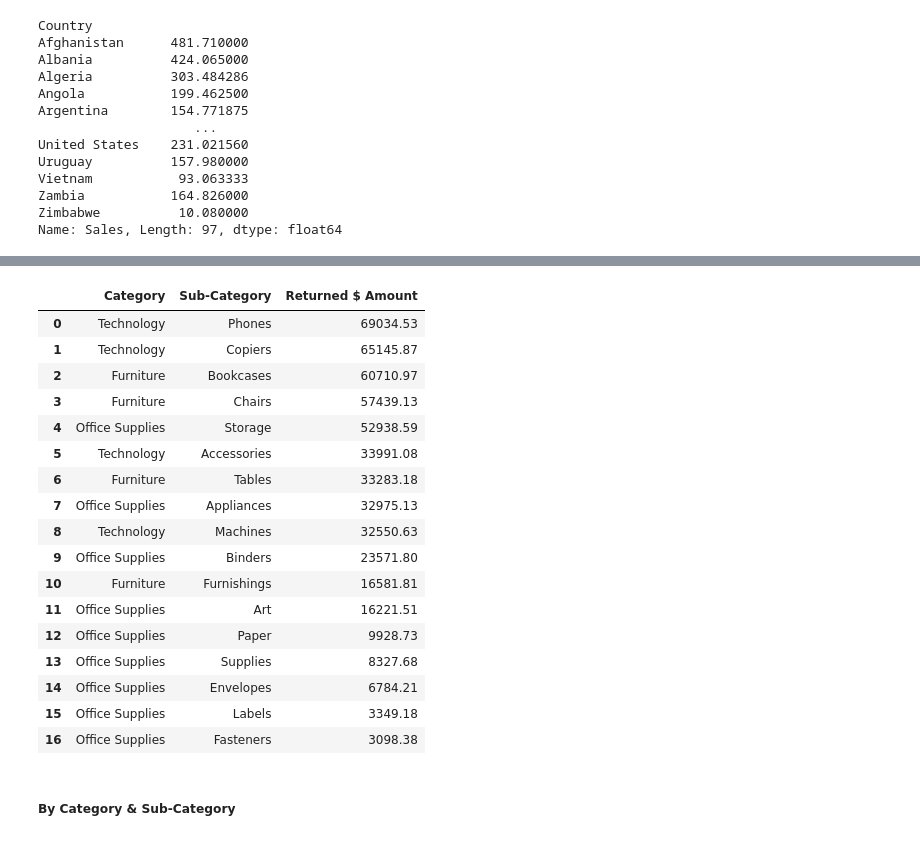
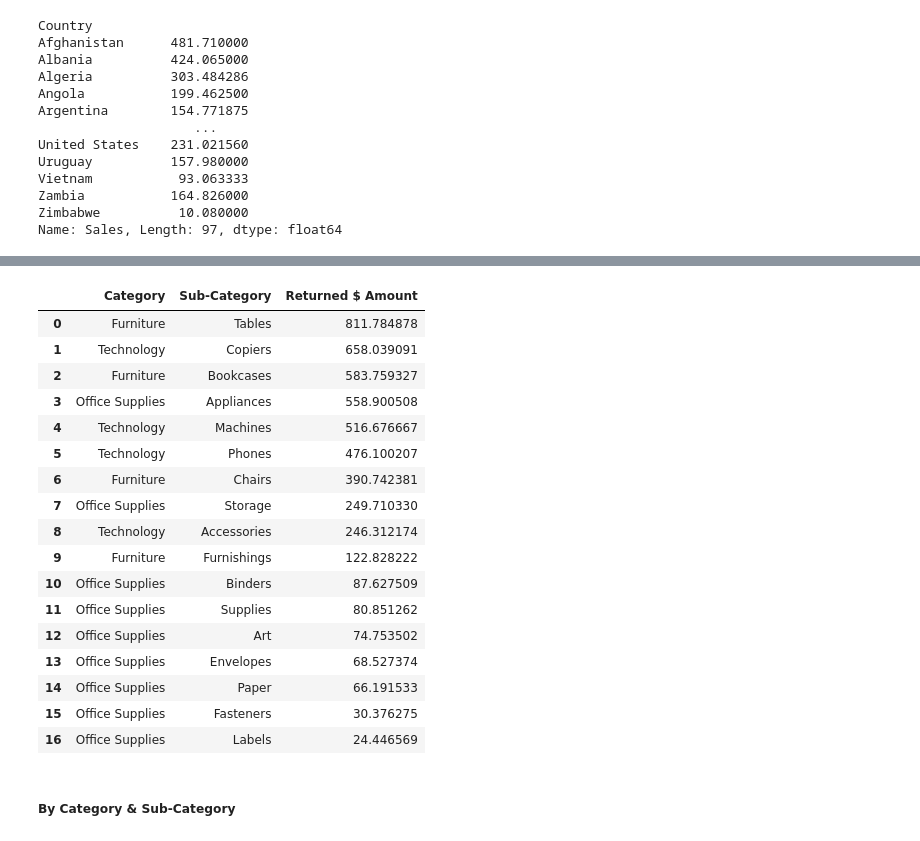
Before and after one commit to rachael-meinders/superstore, a Jupyter notebook: exploration_allorders.ipynb, the cells around one changed output, grey strips where cells are left out. Drawn from its saved outputs; the diff is of its cells as text; code cells hidden in the pictures.

```diff
--- a/exploration_allorders.ipynb
+++ b/exploration_allorders.ipynb
@@ -232,26 +255,26 @@ Technology       Accessories     12.605949
 Name: Profit Margin Percentage, dtype: float64
 # %%
 # Returns total Dollars by Sub/Category
-super_df.loc[super_df.Returned==1].groupby(['Category', 'Sub-Category'])[['Returned $ Amount']].sum().sort_values(by = 'Returned $ Amount', ascending = False ).reset_index()
+super_df.loc[super_df.Returned==1].groupby(['Category', 'Sub-Category'])[['Returned $ Amount']].mean().sort_values(by = 'Returned $ Amount', ascending = False ).reset_index()
 # %% [output]
 |  | Category | Sub-Category | Returned $ Amount |
-| 0 | Technology | Phones | 69034.53 |
-| 1 | Technology | Copiers | 65145.87 |
-| 2 | Furniture | Bookcases | 60710.97 |
-| 3 | Furniture | Chairs | 57439.13 |
-| 4 | Office Supplies | Storage | 52938.59 |
-| 5 | Technology | Accessories | 33991.08 |
-| 6 | Furniture | Tables | 33283.18 |
-| 7 | Office Supplies | Appliances | 32975.13 |
-| 8 | Technology | Machines | 32550.63 |
-| 9 | Office Supplies | Binders | 23571.80 |
-| 10 | Furniture | Furnishings | 16581.81 |
-| 11 | Office Supplies | Art | 16221.51 |
-| 12 | Office Supplies | Paper | 9928.73 |
-| 13 | Office Supplies | Supplies | 8327.68 |
-| 14 | Office Supplies | Envelopes | 6784.21 |
-| 15 | Office Supplies | Labels | 3349.18 |
-| 16 | Office Supplies | Fasteners | 3098.38 |
+| 0 | Furniture | Tables | 811.784878 |
+| 1 | Technology | Copiers | 658.039091 |
+| 2 | Furniture | Bookcases | 583.759327 |
+| 3 | Office Supplies | Appliances | 558.900508 |
+| 4 | Technology | Machines | 516.676667 |
+| 5 | Technology | Phones | 476.100207 |
+| 6 | Furniture | Chairs | 390.742381 |
+| 7 | Office Supplies | Storage | 249.710330 |
+| 8 | Technology | Accessories | 246.312174 |
+| 9 | Furniture | Furnishings | 122.828222 |
+| 10 | Office Supplies | Binders | 87.627509 |
+| 11 | Office Supplies | Supplies | 80.851262 |
+| 12 | Office Supplies | Art | 74.753502 |
+| 13 | Office Supplies | Envelopes | 68.527374 |
+| 14 | Office Supplies | Paper | 66.191533 |
+| 15 | Office Supplies | Fasteners | 30.376275 |
+| 16 | Office Supplies | Labels | 24.446569 |
 # %% [markdown]
 ##### By Category & Sub-Category
 # %%
```
Also changed, not shown: parts of 3 cells of this notebook, 4 other files.
